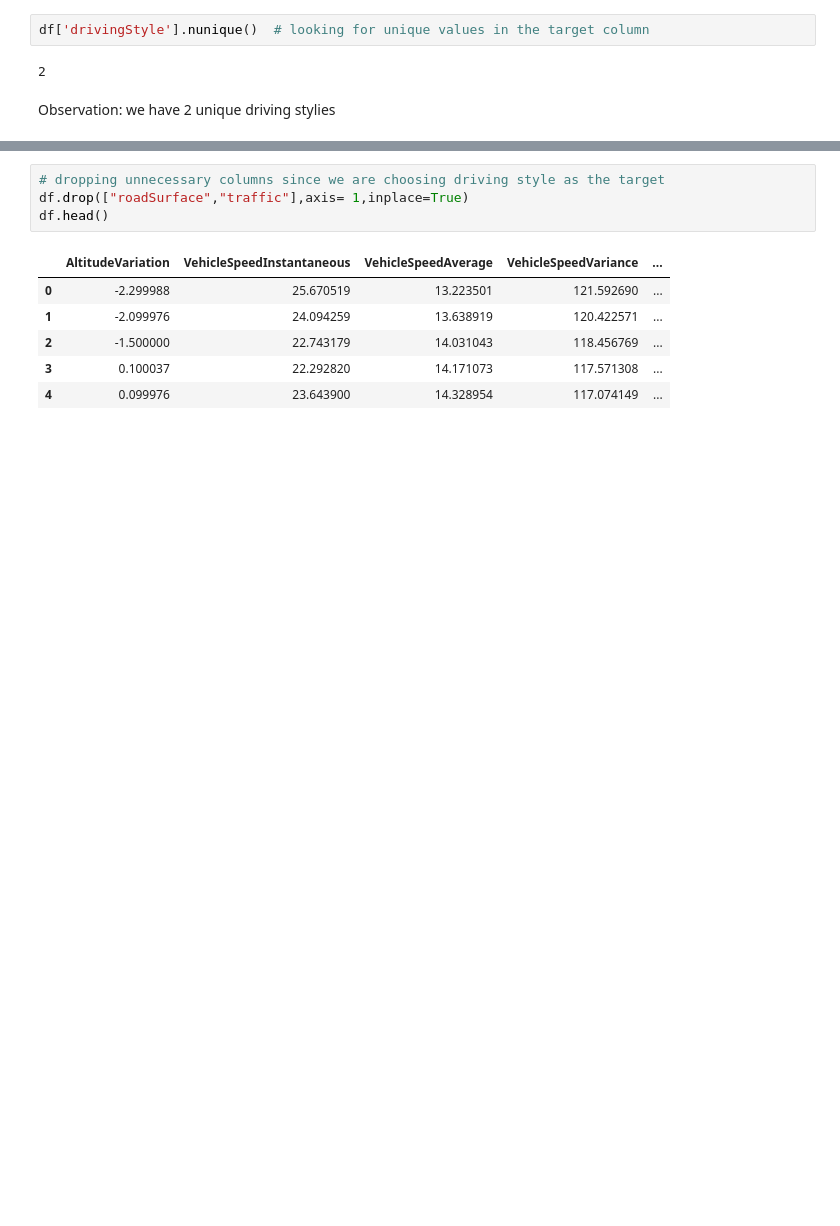
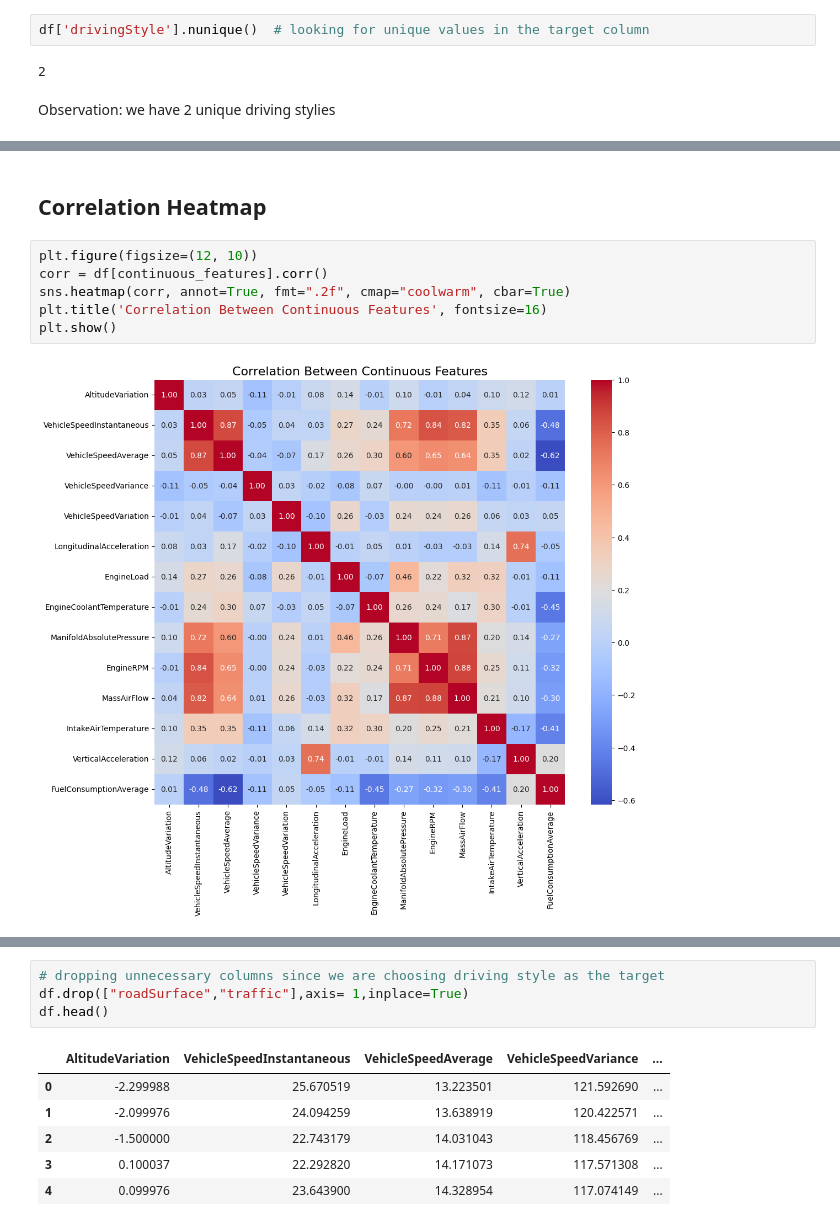
Before and after one commit to decodemarines/cars-ds, a Jupyter notebook: driving_style_model.ipynb, the cells around one changed output, grey strips where cells are left out. Cells and saved outputs as stored; diff of their text form; blank space fills up the shorter version.

```diff
--- a/driving_style_model.ipynb
+++ b/driving_style_model.ipynb
@@ -138,0 +167,10 @@ Observation: we have 2 unique driving stylies
+# %% [markdown]
+## Correlation Heatmap
+# %%
+plt.figure(figsize=(12, 10))
+corr = df[continuous_features].corr()
+sns.heatmap(corr, annot=True, fmt=".2f", cmap="coolwarm", cbar=True)
+plt.title('Correlation Between Continuous Features', fontsize=16)
+plt.show()
+# %% [output]
+[figure, added]
```
Also changed, not shown: parts of 12 cells of this notebook.
